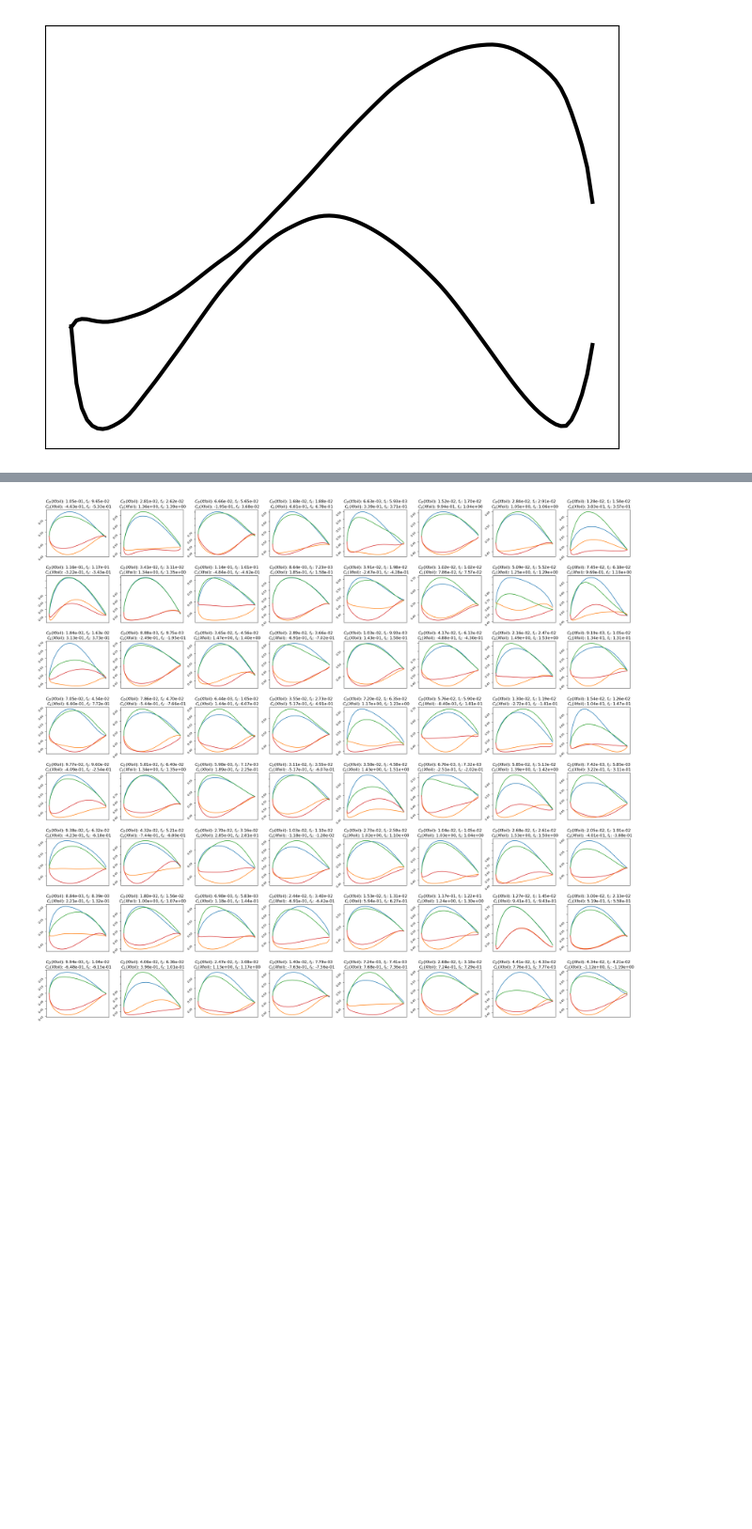
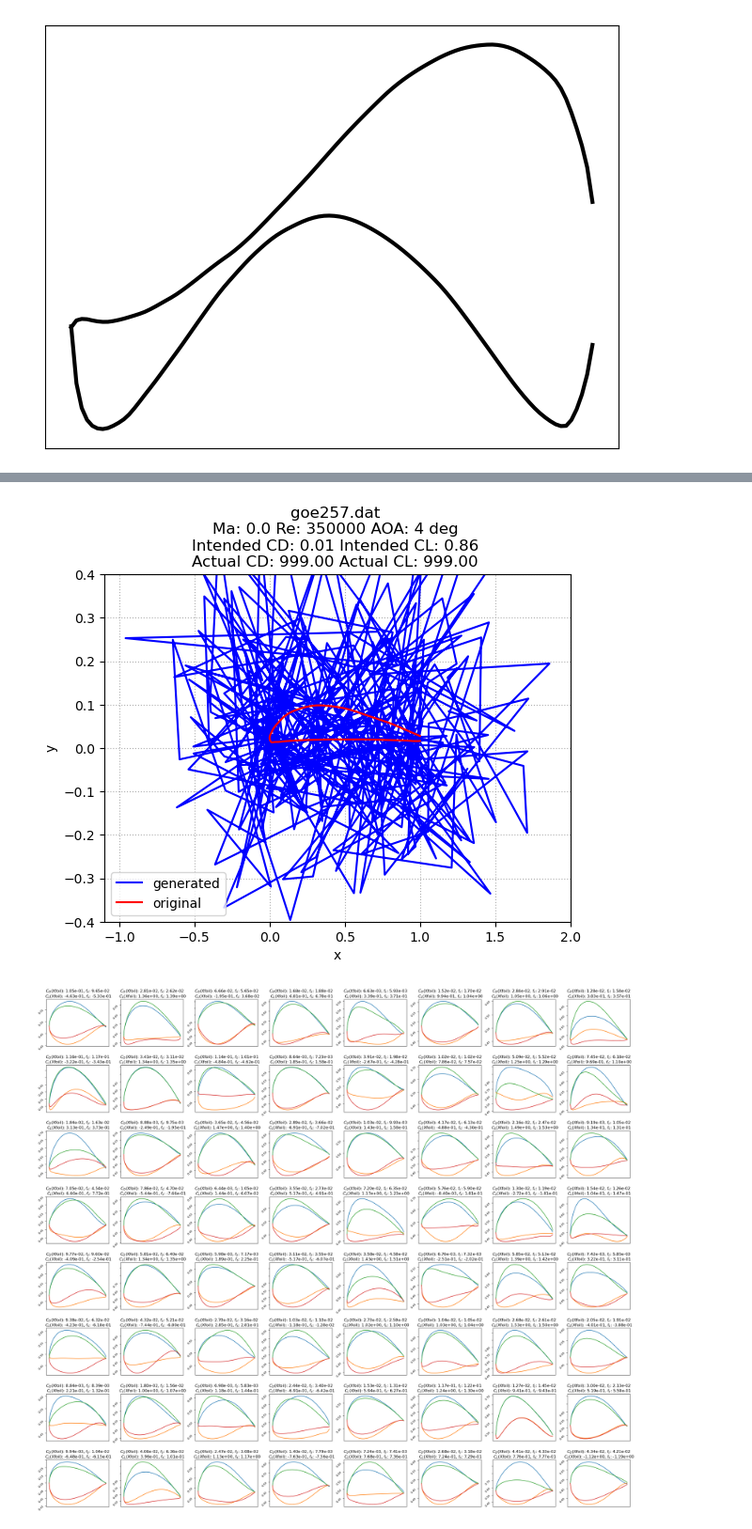
Before and after one commit to Yingfangeng/Diffusion_based_2DAirfoil_Generation, a Jupyter notebook: demo.ipynb, the cells around one changed output, grey strips where cells are left out. Shown at 94% size. Drawn from its saved outputs; the diff is of its cells as text; code cells hidden in the pictures; blank space fills up the shorter version.

```diff
--- a/demo.ipynb
+++ b/demo.ipynb
@@ -150,0 +191,17 @@ surrogate_dataset.__len__()
+# %%
+# Load PCA
+
+df = pd.read_csv("aerofoil_data_normalised.csv")
+
+combined_coordinates = []
+cond_data = []
+for _, row in df.iterrows():
+    x_coords = np.fromstring(row["x"].strip("[]"), sep=" ")
+    y_coords = np.fromstring(row["y"].strip("[]"), sep=" ")
+    paired = np.column_stack((x_coords, y_coords)).flatten()
+    combined_coordinates.append(paired)
+coordinates = np.array(combined_coordinates)
+
+pca = PCA(n_components=num_components)
+
+coordinates = pca.fit_transform(coordinates)
@@ -150,0 +461,80 @@ surrogate_dataset.__len__()
+# %%
+# generate one aerofoil and plot it
+import re
+import random
+
+def validation_plot(model=model,  sample_size=5):
+    plt.rcdefaults()
+    model.eval()
+    numbers = random.sample(range(0, len(df['name'])), sample_size)
+
+    for i in numbers:
+
+        x_str = df.loc[i, 'x']
+        x_str = re.sub(r'[\[\]]', '', x_str)   # remove brackets
+        x_coords_original = [float(v) for v in x_str.split()]
+
+        y_str = df.loc[i, 'y']
+        y_str = re.sub(r'[\[\]]', '', y_str)   # remove brackets
+        y_coords_original = np.array([float(v) for v in y_str.split()])
+        y_coords_original = y_coords_original * (y_max - y_min) + y_min
+
+        # y_coords_original = df.loc[i,'y']
+
+
+        name = df.loc[i,'name']
+        Ma = df.loc[i, 'Ma']
+        Re = df.loc[i, 'Re']
+        AOA = df.loc[i, 'AOA']
+        CL = df.loc[i, 'CL']
+        CD = df.loc[i, 'CD']
+
+
+        # denormalise the condition data
+        actual_Ma = Ma*(max_values['Ma']-min_values['Ma'])+min_values['Ma']
+        actual_Re = Re*(max_values['Re']-min_values['Re'])+min_values['Re']
+        actual_AOA = AOA*(max_values['AOA']-min_values['AOA'])+min_values['AOA']
+        actual_CL = CL*(max_values['CL']-min_values['CL'])+min_values['CL']
+        actual_CD = CD*(max_values['CD']-min_values['CD'])+min_values['CD']
+
+        # convert the condition data into a tensor
+        cond = (torch.tensor([Ma, Re, AOA, CL, CD]).to(device))
+
+        # use the model to generate coordinates
+        rnd = StackedRandomGenerator(device, range(1))
+        latents = rnd.randn([1, model.in_dim], device=device)
+        with torch.no_grad():
+            samples, _ = edm_sampler(model, latents=latents, class_labels=cond, randn_like=rnd.randn_like, deterministic=True)
+        samples = samples.float()
+        sample = samples[0].cpu().numpy()
+
+        # denormalise the generated coordinates
+        x_coords = sample[0::2]
+        y_coords_normalised = sample[1::2]
+        y_coords = y_coords_normalised*(y_max - y_min)+y_min
+
+        # xfoil to calculate the data for the genrated design
+        CL_actual, CD_actual = xfoil_calculation(x_coords, y_coords, actual_AOA, actual_Re, actual_Ma, actual_CL, actual_CD)
+
+        # Plotting function
+        fig, ax = plt.subplots()
+        ax.grid(True, ls=':')
+        ax.plot(x_coords,y_coords, color = 'b', label = 'generated')
+        ax.plot(x_coords_original,y_coords_original, color = 'r', label = 'original')
+        ax.set_ylim(-0.4,0.4)
+        ax.set_xlabel('x')
+        ax.set_ylabel('y')
+        ax.set_title(
+                f"{name} \n"
+                f"Ma: {actual_Ma:.1f} "
+                f"Re: {int(actual_Re)} "
+                f"AOA: {int(actual_AOA)} deg \n"
+                f"Intended CD: {actual_CD:.2f} "
+                f"Intended CL: {actual_CL:.2f} \n"
+                f"Actual CD: {CD_actual:.2f} "
+                f"Actual CL: {CL_actual:.2f} "
+                )
+        ax.legend()
+    plt.show()
+validation_plot(sample_size=1)
+# %% [output]
@@ -151,3 +542,4 @@ surrogate_dataset.__len__()
+[figure, added]
 # %%
 def get_plot(model, surrogate_model, vp, sample_size, minmax_scaler, pca, save_name, dataset=None, orig_tuple: tuple = None, method='EDM'):
     plt.rcdefaults()
```
Also changed, not shown: parts of 22 cells of this notebook, 20 other files.
